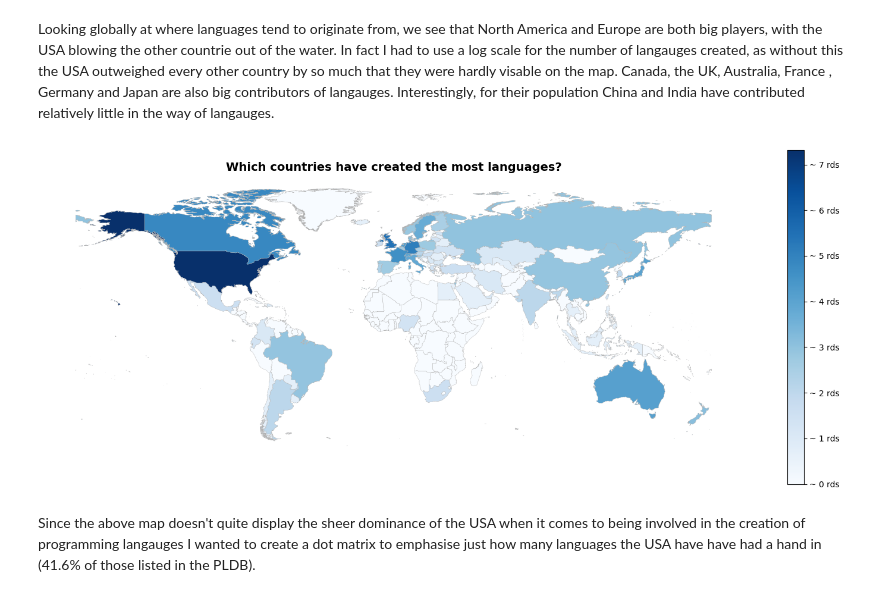
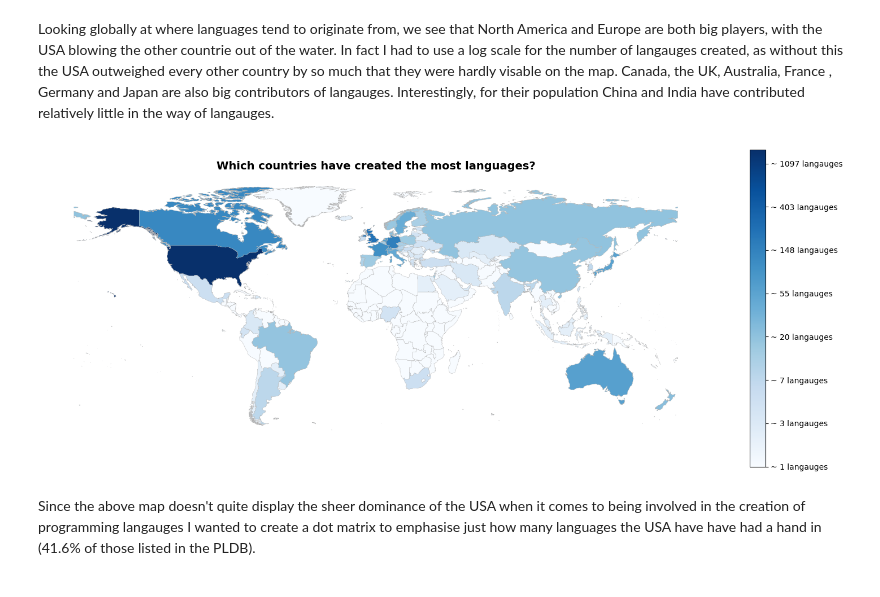
Before and after one commit to annaFlett/PLDB-Analysis, a Jupyter notebook: notebooks/languages.ipynb, the cells around one changed output. Saved outputs shown, nothing was run; the diff lists cells and outputs as text; code cells hidden in the pictures.

```diff
--- a/notebooks/languages.ipynb
+++ b/notebooks/languages.ipynb
@@ -407,22 +403,22 @@ Looking globally at where languages tend to originate from, we see that North Am
 # %%
 map_file = geopandas.read_file("../map files/world-administrative-boundaries.shp")[['name','color_code','geometry']]
 all_countries = map_file['name'].to_list()
 
 x = countries[['1','2','3','4','5','6']].melt(value_name='name')['name'].value_counts().reindex(all_countries,fill_value=0).reset_index()
 x['count'] = np.log(x['count'] + 1 )
 y  = map_file.merge(x,on='name')
 
 fig, ax = plt.subplots(figsize=(15,6))
 ax.spines[['right', 'top','bottom','left']].set_visible(False)
 ax.set_xticks([]); ax.set_yticks([])
 ax.set_title("Which countries have created the most languages?",**TITLE_FONT)
 y.plot(column='count',cmap='Blues', ax=ax,edgecolor="0.7",linewidth=0.3)
 
 bar_info = plt.cm.ScalarMappable(cmap="Blues", norm=plt.Normalize(vmin=0, vmax=x['count'].max()))
-cbar = fig.colorbar(bar_info,ax=ax,ticks=[0,1,2,3,4,5,6,7],format=lambda x,_ : f"{np.exp(x)}")
+cbar = fig.colorbar(bar_info,ax=ax,ticks=[0,1,2,3,4,5,6,7],format=lambda x,_ : f"~ {round(np.exp(x))} langauges")
 fig.tight_layout()
 # %% [output]
-[figure, old version]
+[figure, new version]
 # %% [markdown]
 Since the above map doesn't quite display the sheer dominance of the USA when it comes to being involved in the creation of programming langauges I wanted to create a  dot matrix to emphasise just how many languages the USA have have had a hand in (41.6% of those listed in the PLDB).
 # %%
```
Also changed, not shown: parts of 5 cells of this notebook.
